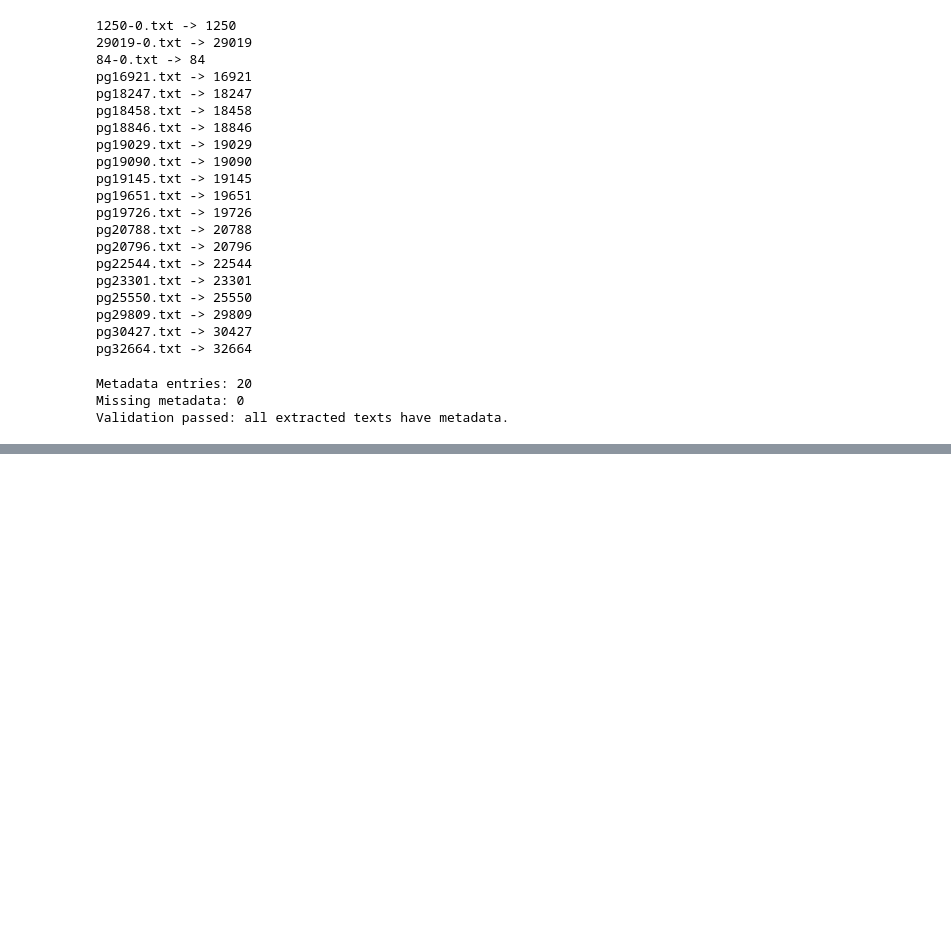
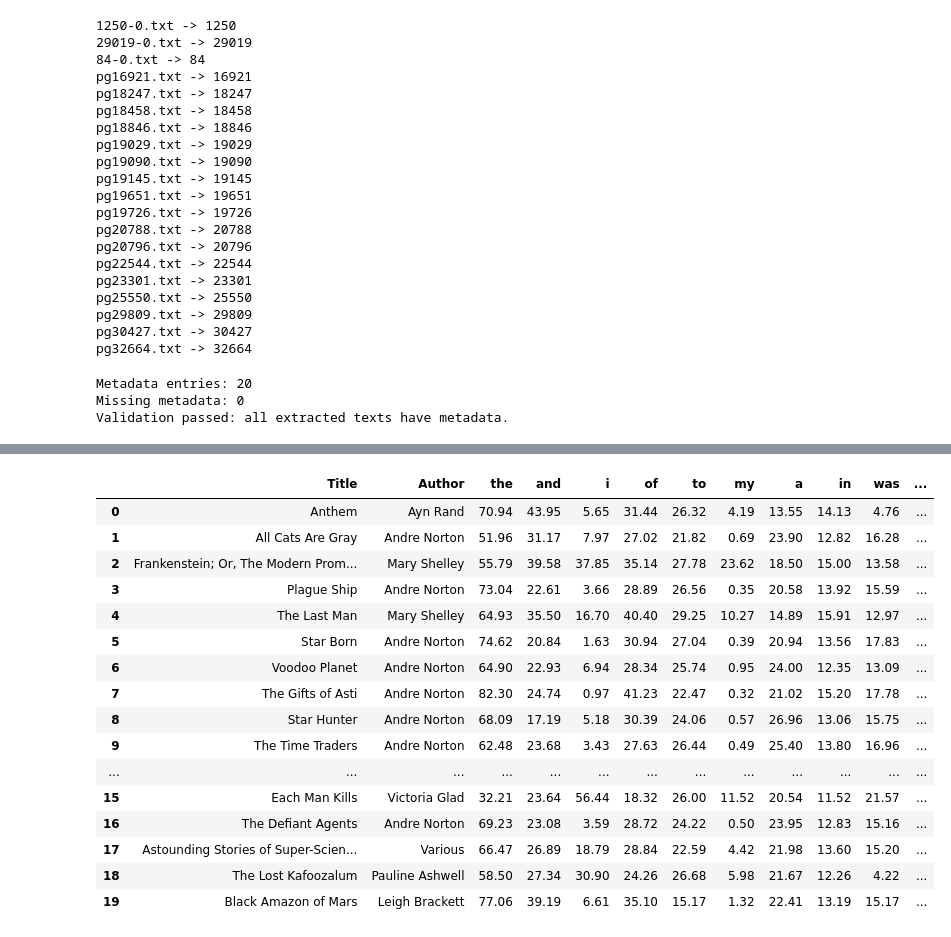
Before and after one commit to MadeByDevForge/Gutenberg_report, a Jupyter notebook: 3515350_CSCU9M3_TheAssignment_Aut26 copy 2.ipynb, the cells around one changed output, grey strips where cells are left out. Cells and saved outputs as stored; diff of their text form; code cells hidden in the pictures; blank space fills up the shorter version.

```diff
--- a/3515350_CSCU9M3_TheAssignment_Aut26 copy 2.ipynb
+++ b/3515350_CSCU9M3_TheAssignment_Aut26 copy 2.ipynb
@@ -739,0 +872,52 @@ This variation is important for subsequent stylistic analysis. Comparing raw cou
+# %%
+
+# Select the 10 most frequent words from Frankenstein
+selected_words = [
+    word for word, count in word_frequencies.most_common(10)
+]
+
+# Store the results for each book
+comparison_results = []
+
+for filename, book_text in extracted_books.items():
+
+    # Extract and count words
+    words = re.findall(r"\b[a-zA-Z]+\b", book_text.lower())
+    frequencies = Counter(words)
+    total_words = len(words)
+
+    # Retrieve book metadata
+    result = {
+        "Title": book_metadata[filename]["Title"],
+        "Author": book_metadata[filename]["Author"]
+    }
+
+    # Calculate occurrences per 1,000 words
+    for word in selected_words:
+        result[word] = (frequencies[word] / total_words) * 1000
+
+    comparison_results.append(result)
+
+# Create the comparison DataFrame
+word_comparison_df = pd.DataFrame(comparison_results)
+
+# Display the results
+display(word_comparison_df.round(2))
+# %% [output]
+|  | Title | Author | the | and | i | of | to | my | a | in | was | ... |
+| 0 | Anthem | Ayn Rand | 70.94 | 43.95 | 5.65 | 31.44 | 26.32 | 4.19 | 13.55 | 14.13 | 4.76 | ... |
+| 1 | All Cats Are Gray | Andre Norton | 51.96 | 31.17 | 7.97 | 27.02 | 21.82 | 0.69 | 23.90 | 12.82 | 16.28 | ... |
+| 2 | Frankenstein; Or, The Modern Prom... | Mary Shelley | 55.79 | 39.58 | 37.85 | 35.14 | 27.78 | 23.62 | 18.50 | 15.00 | 13.58 | ... |
+| 3 | Plague Ship | Andre Norton | 73.04 | 22.61 | 3.66 | 28.89 | 26.56 | 0.35 | 20.58 | 13.92 | 15.59 | ... |
+| 4 | The Last Man | Mary Shelley | 64.93 | 35.50 | 16.70 | 40.40 | 29.25 | 10.27 | 14.89 | 15.91 | 12.97 | ... |
+| 5 | Star Born | Andre Norton | 74.62 | 20.84 | 1.63 | 30.94 | 27.04 | 0.39 | 20.94 | 13.56 | 17.83 | ... |
+| 6 | Voodoo Planet | Andre Norton | 64.90 | 22.93 | 6.94 | 28.34 | 25.74 | 0.95 | 24.00 | 12.35 | 13.09 | ... |
+| 7 | The Gifts of Asti | Andre Norton | 82.30 | 24.74 | 0.97 | 41.23 | 22.47 | 0.32 | 21.02 | 15.20 | 17.78 | ... |
+| 8 | Star Hunter | Andre Norton | 68.09 | 17.19 | 5.18 | 30.39 | 24.06 | 0.57 | 26.96 | 13.06 | 15.75 | ... |
+| 9 | The Time Traders | Andre Norton | 62.48 | 23.68 | 3.43 | 27.63 | 26.44 | 0.49 | 25.40 | 13.80 | 16.96 | ... |
+| ... | ... | ... | ... | ... | ... | ... | ... | ... | ... | ... | ... | ... |
+| 15 | Each Man Kills | Victoria Glad | 32.21 | 23.64 | 56.44 | 18.32 | 26.00 | 11.52 | 20.54 | 11.52 | 21.57 | ... |
+| 16 | The Defiant Agents | Andre Norton | 69.23 | 23.08 | 3.59 | 28.72 | 24.22 | 0.50 | 23.95 | 12.83 | 15.16 | ... |
+| 17 | Astounding Stories of Super-Scien... | Various | 66.47 | 26.89 | 18.79 | 28.84 | 22.59 | 4.42 | 21.98 | 13.60 | 15.20 | ... |
+| 18 | The Lost Kafoozalum | Pauline Ashwell | 58.50 | 27.34 | 30.90 | 24.26 | 26.68 | 5.98 | 21.67 | 12.26 | 4.22 | ... |
+| 19 | Black Amazon of Mars | Leigh Brackett | 77.06 | 39.19 | 6.61 | 35.10 | 15.17 | 1.32 | 22.41 | 13.19 | 15.17 | ... |
```
Also changed, not shown: parts of 51 cells of this notebook, 2 other files.
